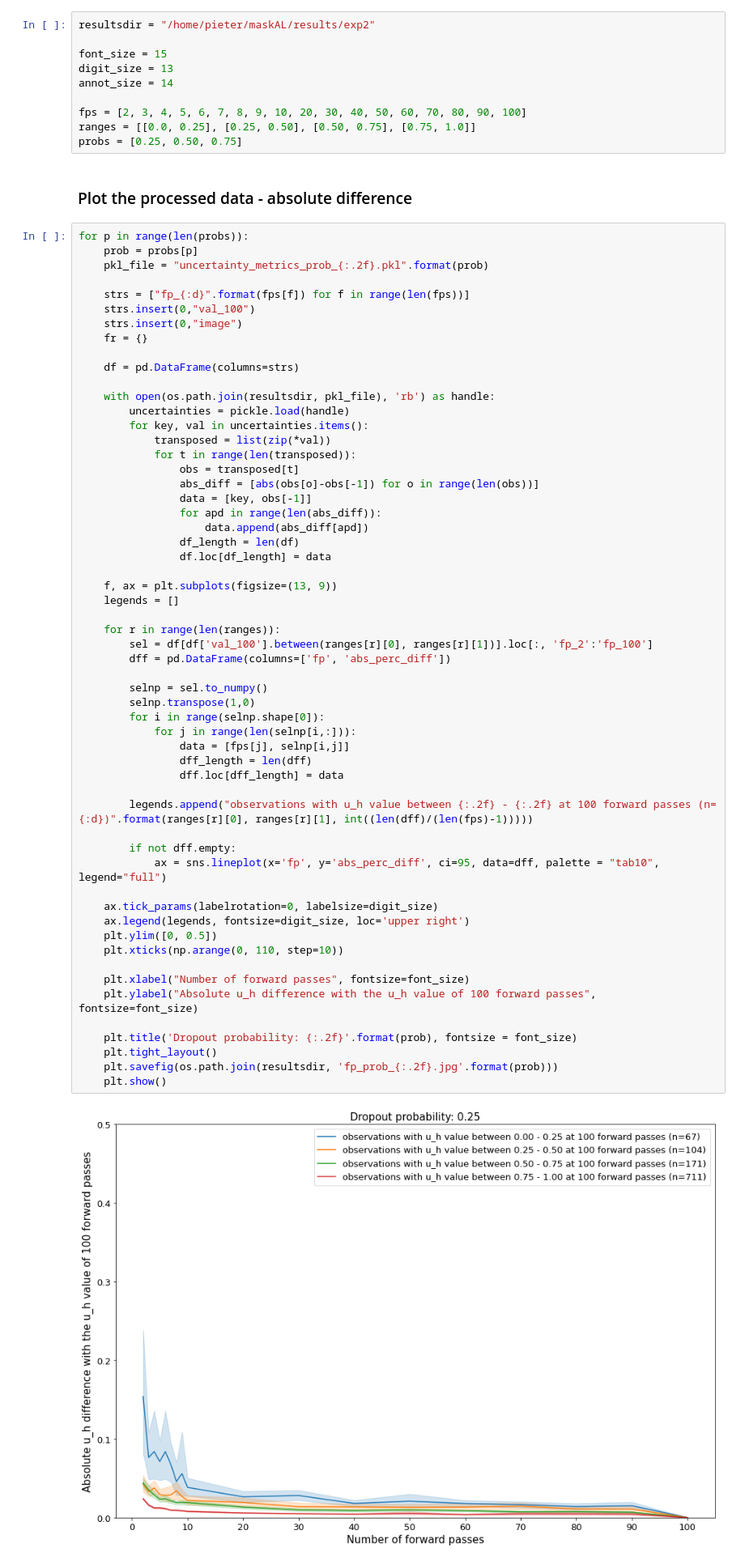
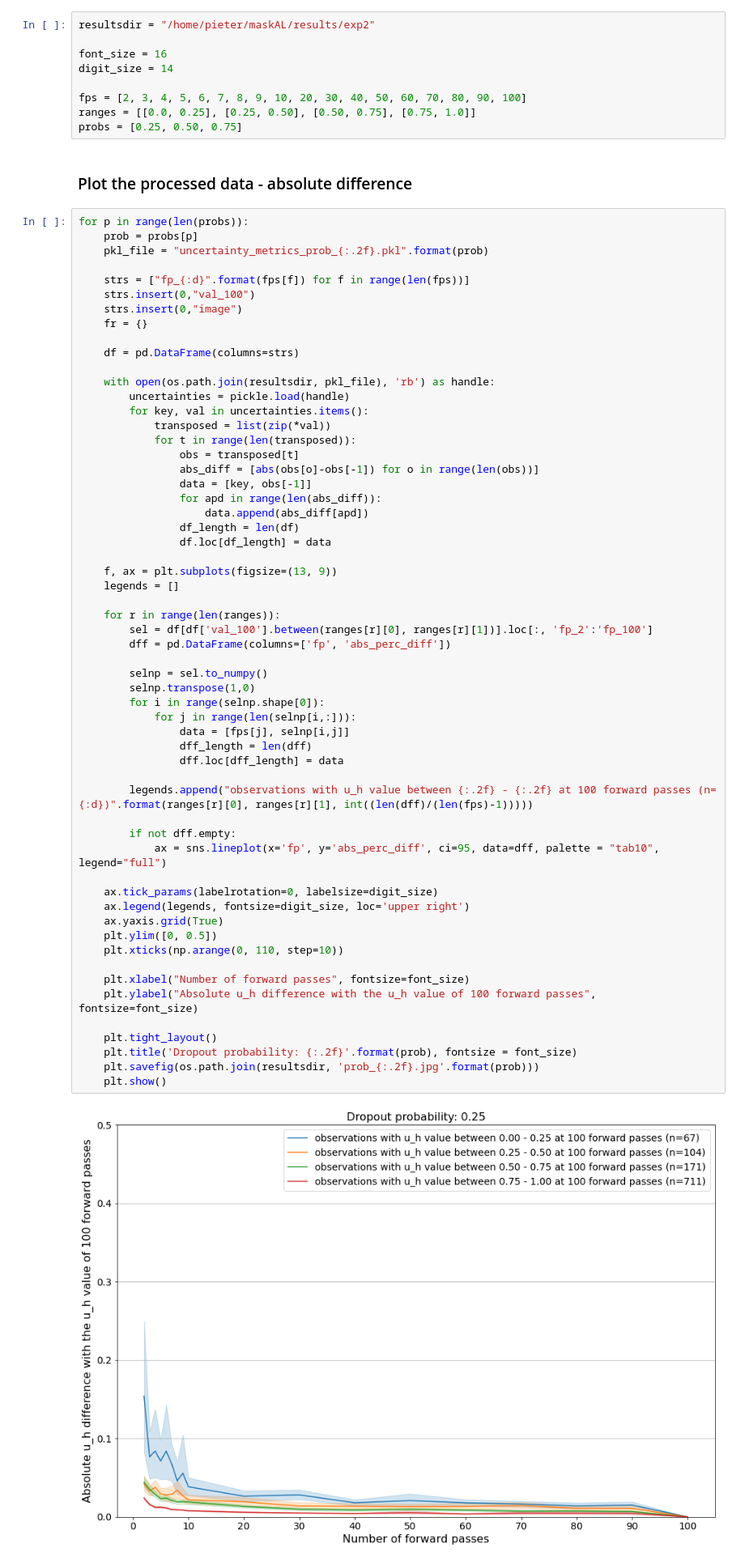
Before and after one commit to pieterblok/maskal, a Jupyter notebook: active_learning/utils/uncertainty_forward_passes_visualization.ipynb, the cells around one changed output. Shown at 81% size. Saved outputs shown, nothing was run; the diff lists cells and outputs as text.

Commit message:
updated visualization script

```diff
--- a/active_learning/utils/uncertainty_forward_passes_visualization.ipynb
+++ b/active_learning/utils/uncertainty_forward_passes_visualization.ipynb
@@ -17,9 +17,8 @@ import matplotlib.pyplot as plt
 # %%
 resultsdir = "/home/pieter/maskAL/results/exp2"
 
-font_size = 15
-digit_size = 13
-annot_size = 14
+font_size = 16
+digit_size = 14
 
 fps = [2, 3, 4, 5, 6, 7, 8, 9, 10, 20, 30, 40, 50, 60, 70, 80, 90, 100]
 ranges = [[0.0, 0.25], [0.25, 0.50], [0.50, 0.75], [0.75, 1.0]]
@@ -55,33 +54,34 @@ for p in range(len(probs)):
     legends = []
 
     for r in range(len(ranges)):
         sel = df[df['val_100'].between(ranges[r][0], ranges[r][1])].loc[:, 'fp_2':'fp_100']
         dff = pd.DataFrame(columns=['fp', 'abs_perc_diff'])
 
         selnp = sel.to_numpy()
         selnp.transpose(1,0)
         for i in range(selnp.shape[0]):
             for j in range(len(selnp[i,:])):
                 data = [fps[j], selnp[i,j]]
                 dff_length = len(dff)
                 dff.loc[dff_length] = data
 
         legends.append("observations with u_h value between {:.2f} - {:.2f} at 100 forward passes (n={:d})".format(ranges[r][0], ranges[r][1], int((len(dff)/(len(fps)-1)))))
 
         if not dff.empty:
             ax = sns.lineplot(x='fp', y='abs_perc_diff', ci=95, data=dff, palette = "tab10", legend="full")
 
     ax.tick_params(labelrotation=0, labelsize=digit_size)
     ax.legend(legends, fontsize=digit_size, loc='upper right')
+    ax.yaxis.grid(True)
     plt.ylim([0, 0.5])
     plt.xticks(np.arange(0, 110, step=10))
 
     plt.xlabel("Number of forward passes", fontsize=font_size)
     plt.ylabel("Absolute u_h difference with the u_h value of 100 forward passes", fontsize=font_size)
 
+    plt.tight_layout()
     plt.title('Dropout probability: {:.2f}'.format(prob), fontsize = font_size)
-    plt.tight_layout()
-    plt.savefig(os.path.join(resultsdir, 'fp_prob_{:.2f}.jpg'.format(prob)))
+    plt.savefig(os.path.join(resultsdir, 'prob_{:.2f}.jpg'.format(prob)))
     plt.show()
 # %% [output]
-[figure, old version]
+[figure, new version]
```
Also changed, not shown: parts of 1 cell of this notebook.
